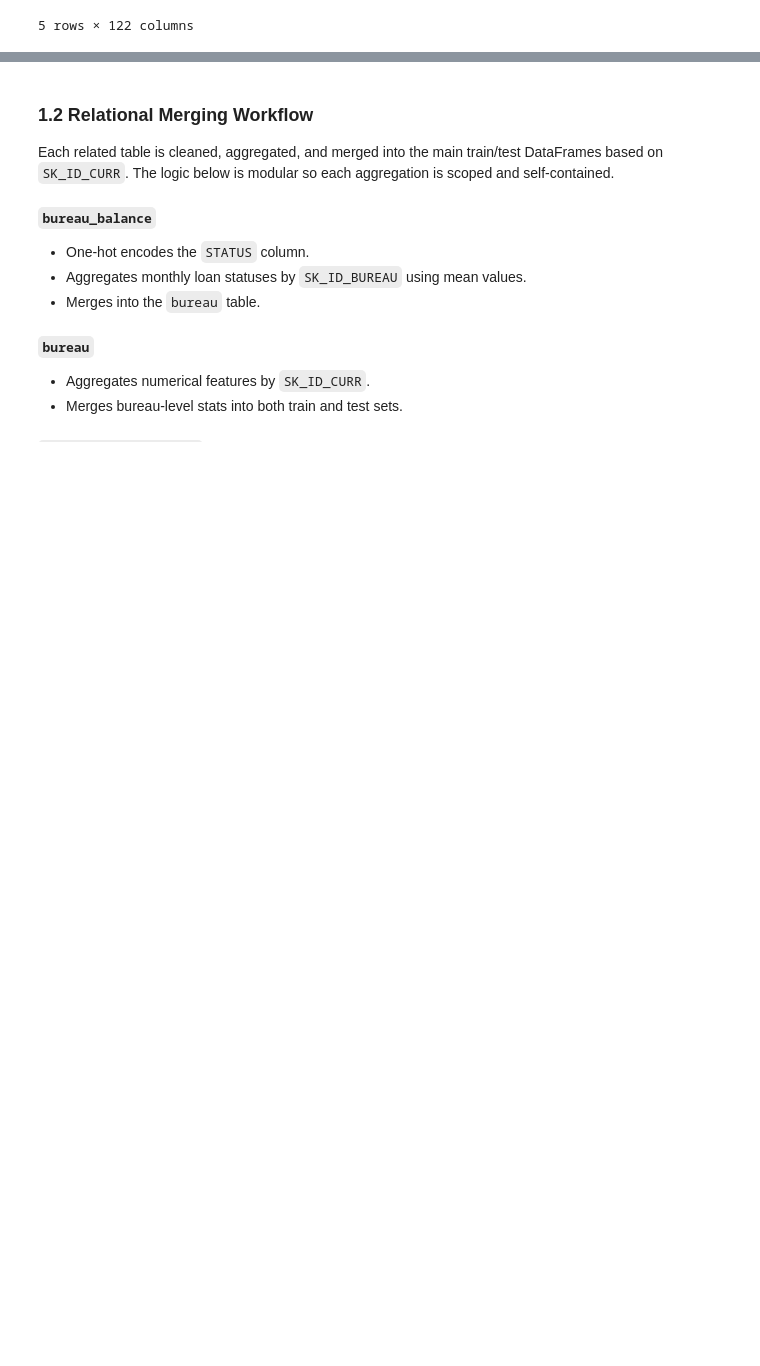
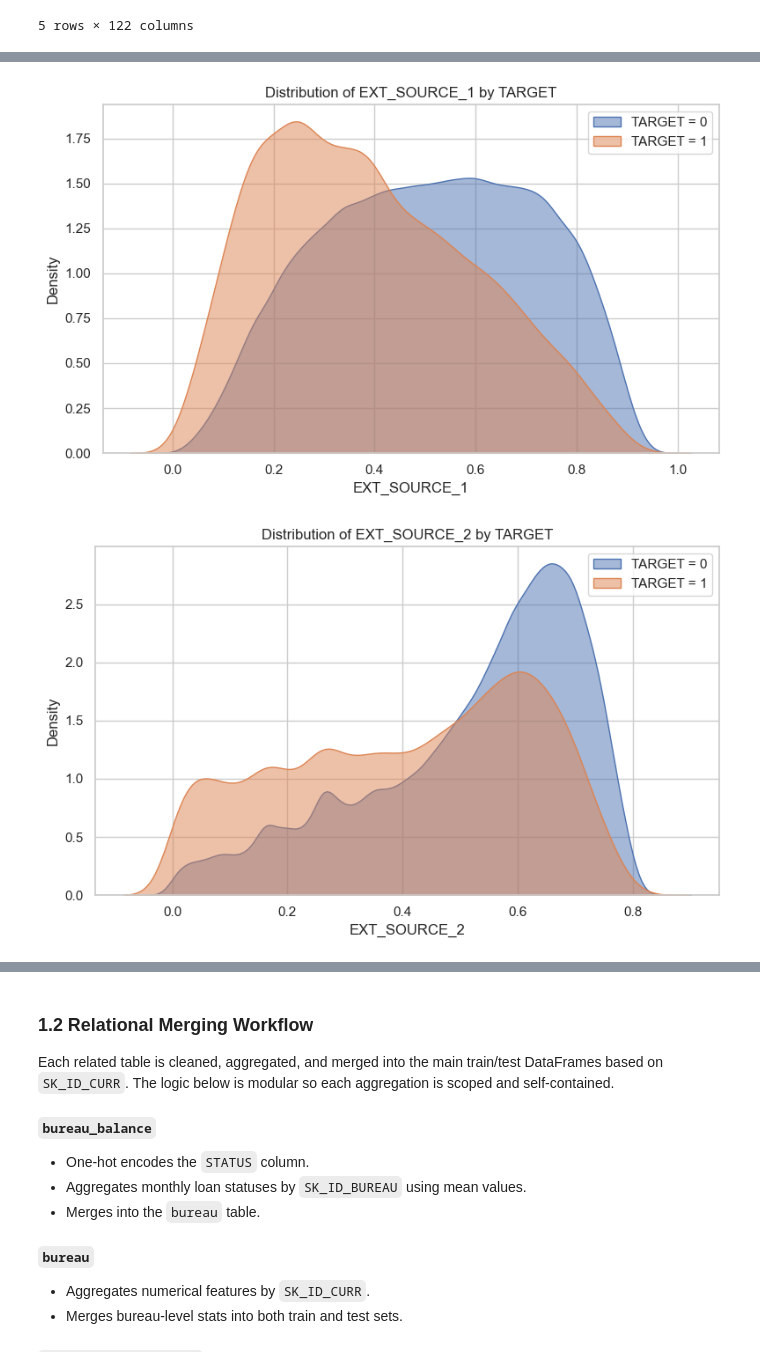
Before and after one commit to justin-castillo/home-credit-default-risk, a Jupyter notebook: notebooks/02_homecredit_full.ipynb, the cells around one changed output, grey strips where cells are left out. Cells and saved outputs as stored; diff of their text form; code cells hidden in the pictures; blank space fills up the shorter version.

```diff
--- a/notebooks/02_homecredit_full.ipynb
+++ b/notebooks/02_homecredit_full.ipynb
@@ -128,0 +194,26 @@ Preview:
+# %%
+# Set seaborn style
+sns.set(style="whitegrid")
+
+# Plot KDEs for EXT_SOURCE_1, EXT_SOURCE_2, EXT_SOURCE_3
+for col in ["EXT_SOURCE_1", "EXT_SOURCE_2", "EXT_SOURCE_3"]:
+    plt.figure(figsize=(8, 5))
+
+    for t in [0, 1]:
+        sns.kdeplot(
+            data=application_train[application_train["TARGET"] == t],
+            x=col,
+            fill=True,
+            label=f"TARGET = {t}",
+            common_norm=False,
+            alpha=0.5
+        )
+
+    plt.title(f"Distribution of {col} by TARGET")
+    plt.xlabel(col)
+    plt.legend()
+    plt.tight_layout()
+    plt.show()
+# %% [output]
+[figure, added]
+[figure, added]
```
Also changed, not shown: parts of 10 cells of this notebook, 28 other files.
